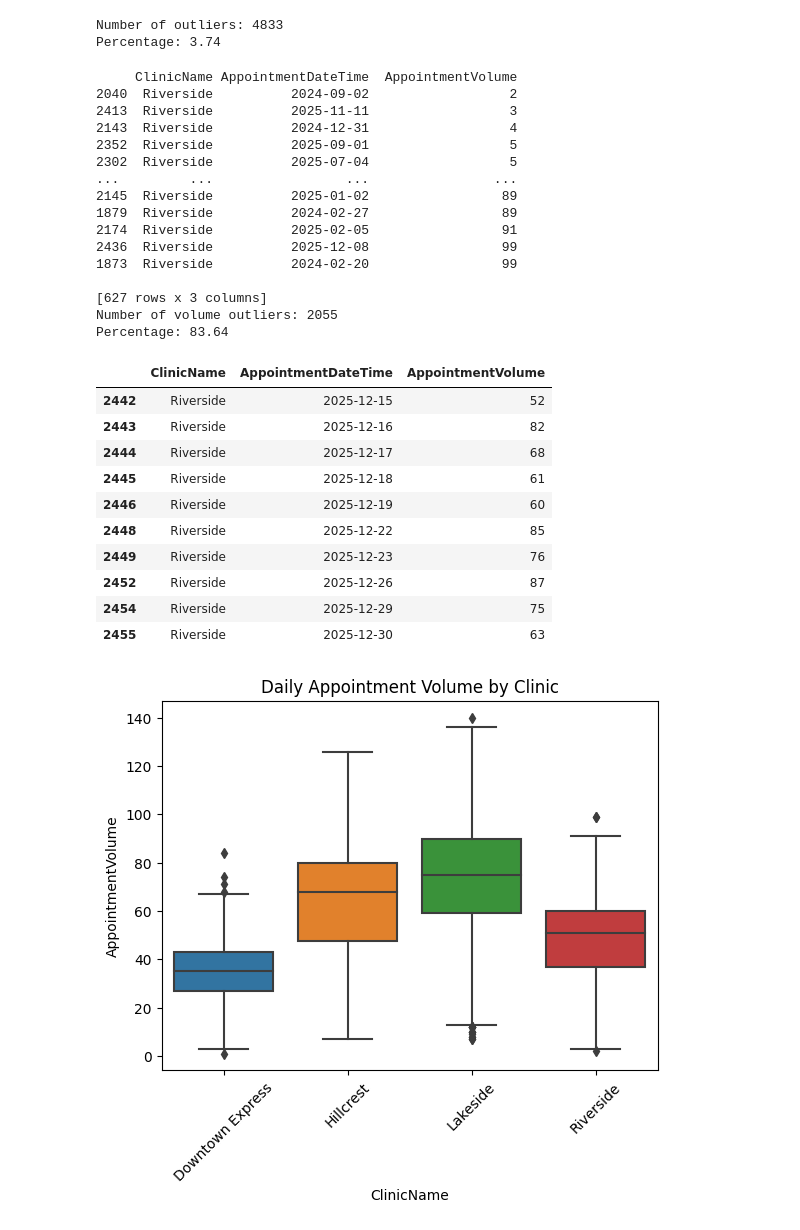
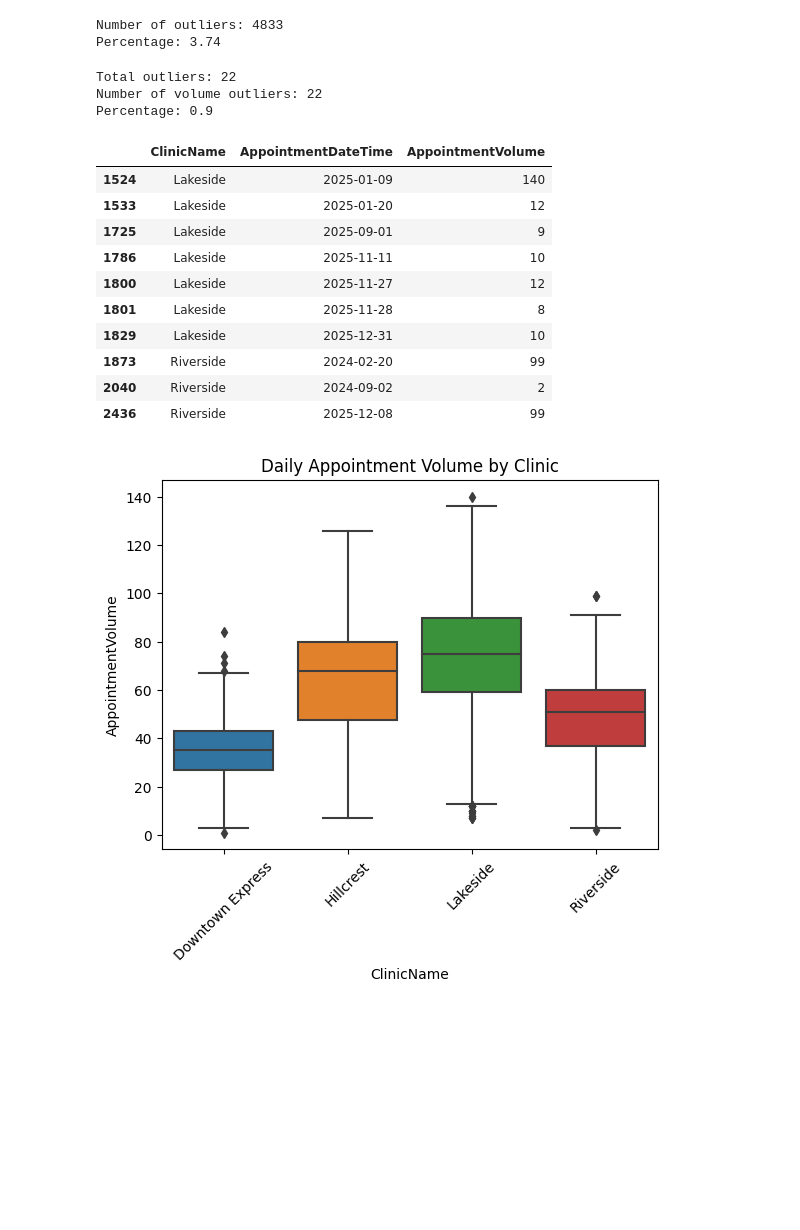
Before and after one commit to joshegwuatu/Appointment-volume-forecasting, a Jupyter notebook: EDA/01-EDA.ipynb, the cells around one changed output. Cells and saved outputs as stored; diff of their text form; code cells hidden in the pictures; blank space fills up the shorter version.

```diff
--- a/EDA/01-EDA.ipynb
+++ b/EDA/01-EDA.ipynb
@@ -372,69 +372,48 @@ Percentage: 3.74
 # %%
 # Checking for Unusual Busy or quiet days across clinics
 
+# Calculate Q1 and Q3 separately for each clinic
 Q1 = daily_volume.groupby("ClinicName")["AppointmentVolume"].transform(
     lambda x: x.quantile(0.25)
 )
 
 Q3 = daily_volume.groupby("ClinicName")["AppointmentVolume"].transform(
     lambda x: x.quantile(0.75)
-    )
-
-df["ClinicName"] = df["ClinicName"].str.replace("Nexora Care - ", "", regex=False)
-
-daily_volume = (
-    df.groupby([
-        "ClinicName",
-        df["AppointmentDateTime"].dt.date
-    ])
-    .size()
-    .reset_index(name="AppointmentVolume")
 )
 
-print(daily_volume[daily_volume["ClinicName"] == "Riverside"].sort_values("AppointmentVolume"))
+# Calculate IQR
+IQR = Q3 - Q1
 
-volume_outliers = daily_volume[
+# Calculate outlier boundaries
+lower_bound = Q1 - 1.5 * IQR
+upper_bound = Q3 + 1.5 * IQR
+
+# Identify outliers
+volume_outliers = daily_volume.loc[
     (daily_volume["AppointmentVolume"] < lower_bound) |
     (daily_volume["AppointmentVolume"] > upper_bound)
 ].copy()
 
-volume_outliers = daily_volume[
-    (daily_volume["AppointmentVolume"] < lower_bound) |
-    (daily_volume["AppointmentVolume"] > upper_bound)
-].copy()
-
+print("Total outliers:", len(volume_outliers))
 print("Number of volume outliers:", len(volume_outliers))
 print("Percentage:", round(len(volume_outliers) / len(daily_volume) * 100, 2))
 
 volume_outliers.tail(10)
 # %% [output]
-     ClinicName AppointmentDateTime  AppointmentVolume
-2040  Riverside          2024-09-02                  2
-2413  Riverside          2025-11-11                  3
-2143  Riverside          2024-12-31                  4
-2352  Riverside          2025-09-01                  5
-2302  Riverside          2025-07-04                  5
-...         ...                 ...                ...
-2145  Riverside          2025-01-02                 89
-1879  Riverside          2024-02-27                 89
-2174  Riverside          2025-02-05                 91
-2436  Riverside          2025-12-08                 99
-1873  Riverside          2024-02-20                 99
-
-[627 rows x 3 columns]
-Number of volume outliers: 2055
-Percentage: 83.64
+Total outliers: 22
+Number of volume outliers: 22
+Percentage: 0.9
 |  | ClinicName | AppointmentDateTime | AppointmentVolume |
-| 2442 | Riverside | 2025-12-15 | 52 |
-| 2443 | Riverside | 2025-12-16 | 82 |
-| 2444 | Riverside | 2025-12-17 | 68 |
-| 2445 | Riverside | 2025-12-18 | 61 |
-| 2446 | Riverside | 2025-12-19 | 60 |
-| 2448 | Riverside | 2025-12-22 | 85 |
-| 2449 | Riverside | 2025-12-23 | 76 |
-| 2452 | Riverside | 2025-12-26 | 87 |
-| 2454 | Riverside | 2025-12-29 | 75 |
-| 2455 | Riverside | 2025-12-30 | 63 |
+| 1524 | Lakeside | 2025-01-09 | 140 |
+| 1533 | Lakeside | 2025-01-20 | 12 |
+| 1725 | Lakeside | 2025-09-01 | 9 |
+| 1786 | Lakeside | 2025-11-11 | 10 |
+| 1800 | Lakeside | 2025-11-27 | 12 |
+| 1801 | Lakeside | 2025-11-28 | 8 |
+| 1829 | Lakeside | 2025-12-31 | 10 |
+| 1873 | Riverside | 2024-02-20 | 99 |
+| 2040 | Riverside | 2024-09-02 | 2 |
+| 2436 | Riverside | 2025-12-08 | 99 |
 # %%
 # Visualizing the distribution of BookingLeadTimeDays and AppointmentVolume
 
```
Also changed, not shown: parts of 19 cells of this notebook.
